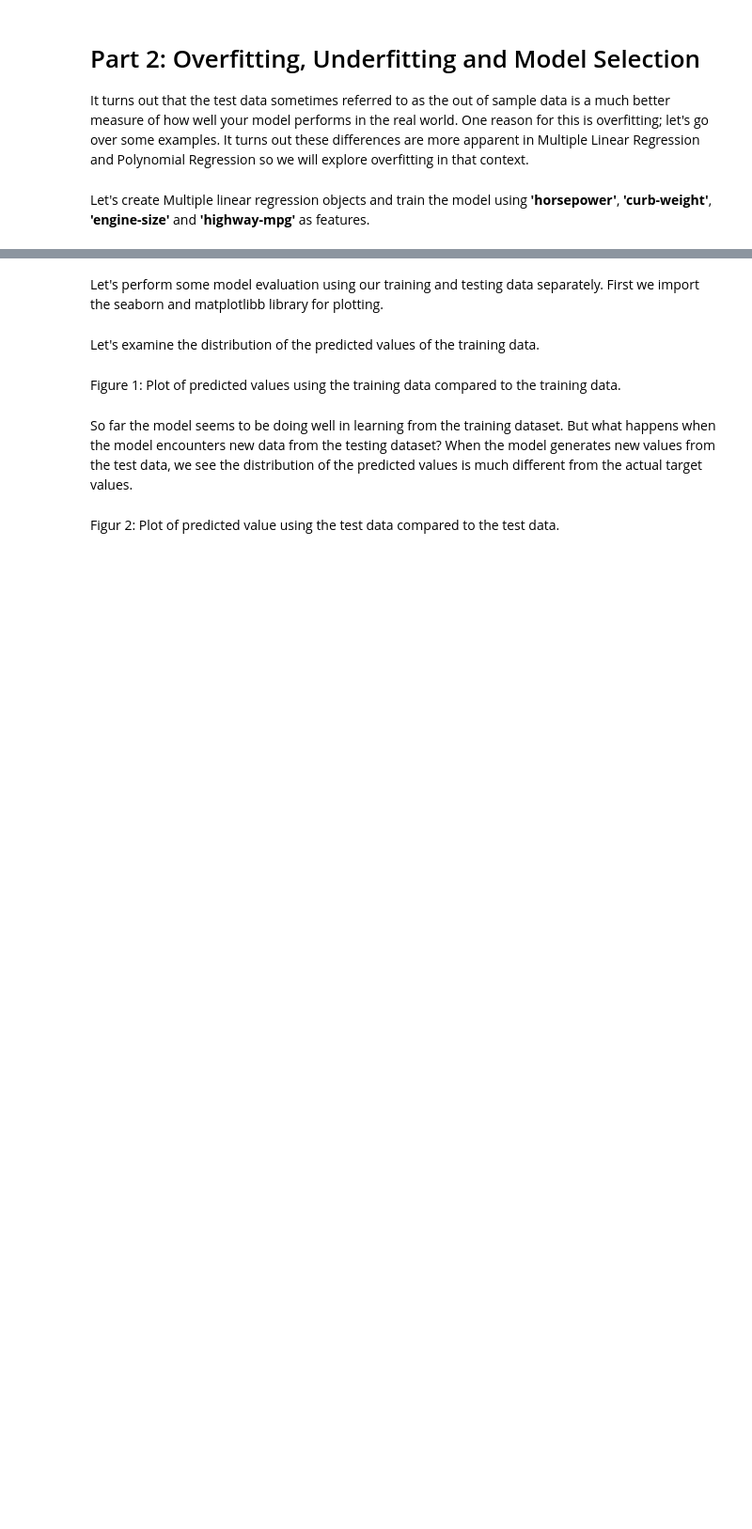
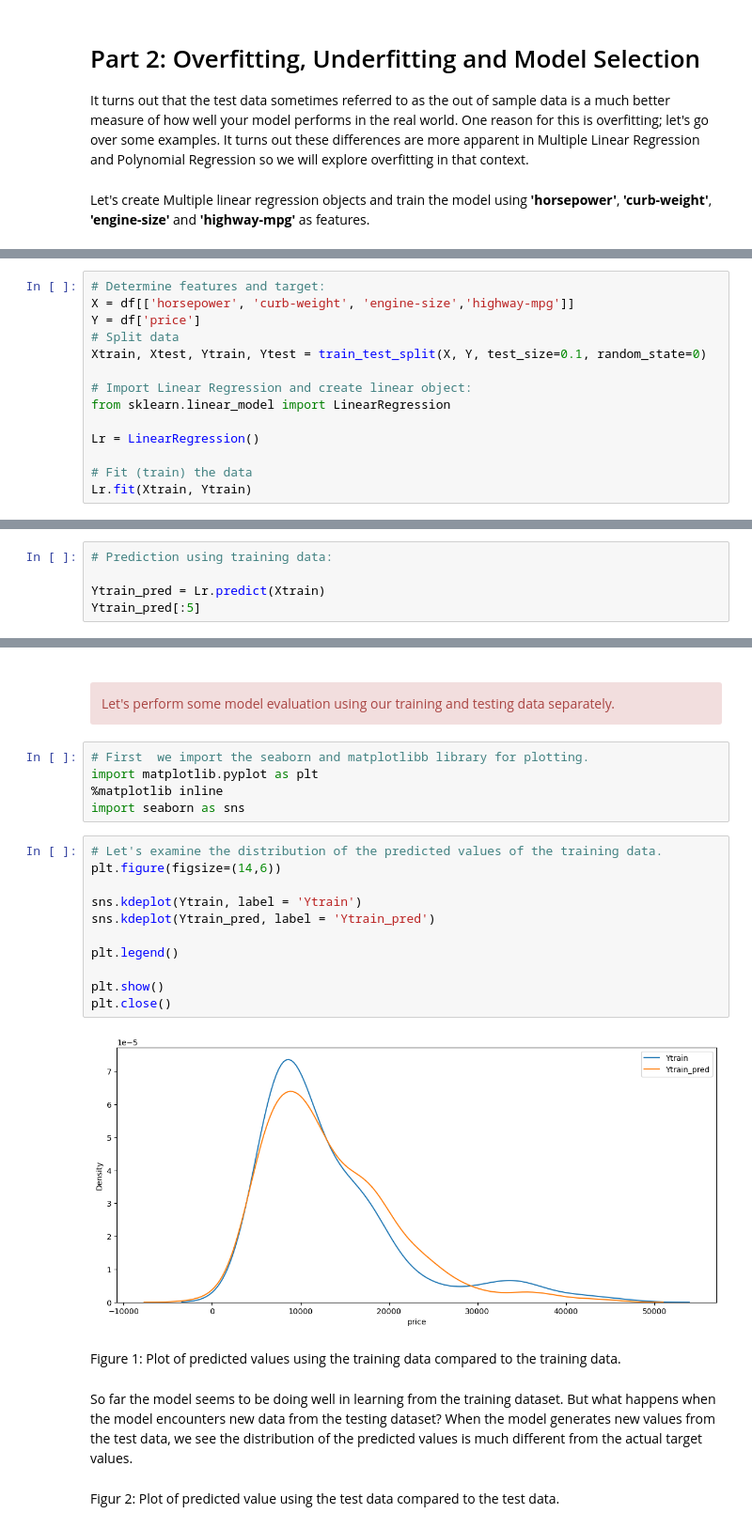
Before and after one commit to QuynhTrinhNhu/Data-Analysis-with-Python, a Jupyter notebook: Car Price Analysis-Part 2-Model Development.ipynb, the cells around one changed output, grey strips where cells are left out. Shown at 94% size. Drawn from its saved outputs; the diff is of its cells as text; blank space fills up the shorter version.

```diff
--- a/Car Price Analysis-Part 2-Model Development.ipynb
+++ b/Car Price Analysis-Part 2-Model Development.ipynb
@@ -1079,0 +1182,14 @@ Prediction using test data:
+# %%
+# Determine features and target:
+X = df[['horsepower', 'curb-weight', 'engine-size','highway-mpg']]
+Y = df['price']
+# Split data
+Xtrain, Xtest, Ytrain, Ytest = train_test_split(X, Y, test_size=0.1, random_state=0)
+
+# Import Linear Regression and create linear object:
+from sklearn.linear_model import LinearRegression
+
+Lr = LinearRegression()
+
+# Fit (train) the data
+Lr.fit(Xtrain, Ytrain)
@@ -1079,0 +1198,5 @@ Prediction using test data:
+# %%
+# Prediction using training data:
+
+Ytrain_pred = Lr.predict(Xtrain)
+Ytrain_pred[:5]
@@ -1080,7 +1213,24 @@ Prediction using test data:
 # %% [markdown]
-Let's perform some model evaluation using our training and testing data separately. First  we import the seaborn and matplotlibb library for plotting.
+<div class="alert alert-danger alertdanger" style="margin-top: 20px">
+Let's perform some model evaluation using our training and testing data separately.
-# %% [markdown]
-Let's examine the distribution of the predicted values of the training data.
+# %%
+# First  we import the seaborn and matplotlibb library for plotting.
+import matplotlib.pyplot as plt
+%matplotlib inline
+import seaborn as sns
+# %%
+# Let's examine the distribution of the predicted values of the training data.
+plt.figure(figsize=(14,6))
+
+sns.kdeplot(Ytrain, label = 'Ytrain')
+sns.kdeplot(Ytrain_pred, label = 'Ytrain_pred')
+
+plt.legend()
+
+plt.show()
+plt.close()
+# %% [output]
+[figure, added]
 # %% [markdown]
 Figure 1: Plot of predicted values using the training data compared to the training data.
 # %% [markdown]
```
Also changed, not shown: parts of 149 cells of this notebook.
